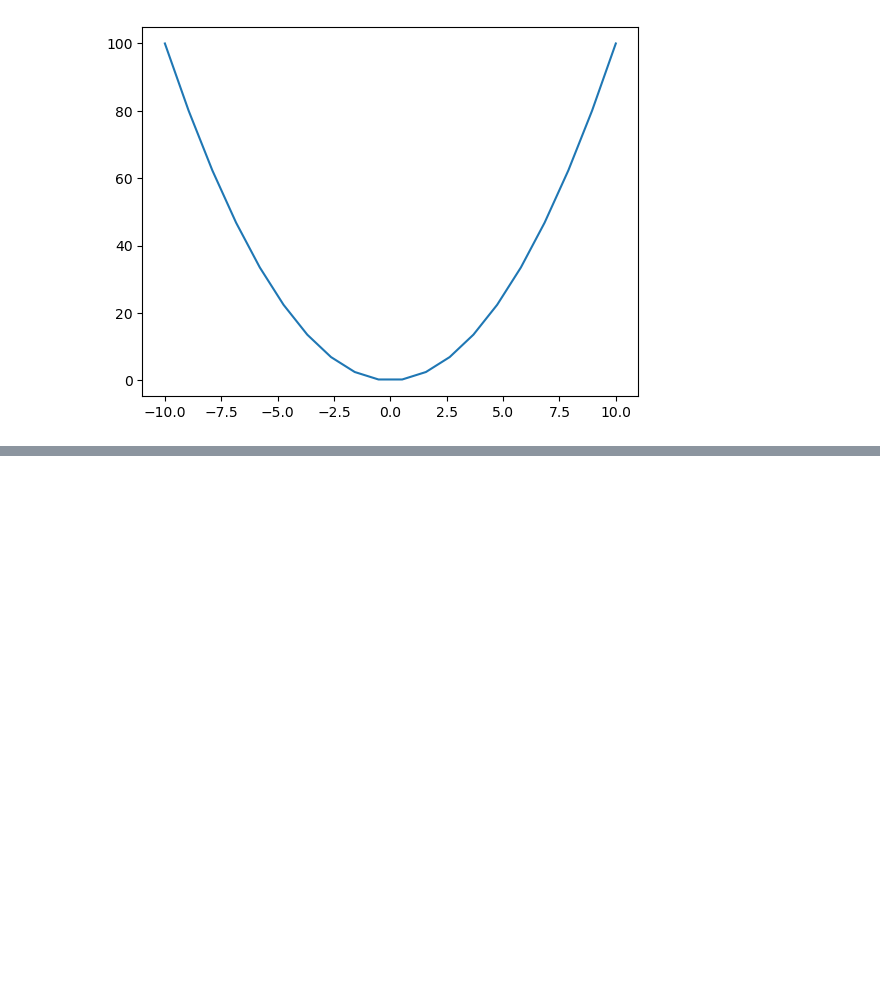
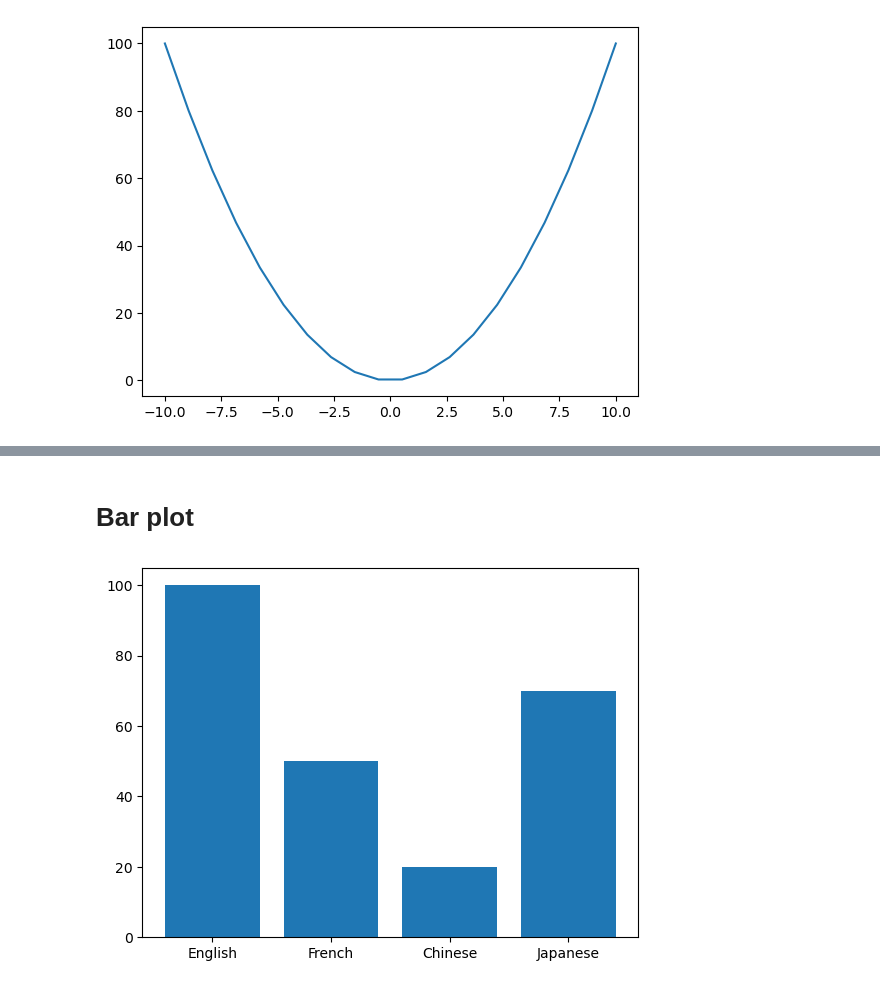
Before and after one commit to AnisurRahman06046/numpy, a Jupyter notebook: Untitled2.ipynb, the cells around one changed output, grey strips where cells are left out. Saved outputs shown, nothing was run; the diff lists cells and outputs as text; code cells hidden in the pictures; blank space fills up the shorter version.

```diff
--- a/Untitled2.ipynb
+++ b/Untitled2.ipynb
@@ -110,0 +114,11 @@ p
+# %% [markdown]
+# Bar plot
+# %%
+plt.figure()
+languages=['English','French','Chinese','Japanese']
+people = [100,50,20,70]
+plt.bar(languages,people)
+plt.
+plt.show()
+# %% [output]
+[figure, added]
```
Also changed, not shown: parts of 1 cell of this notebook.
